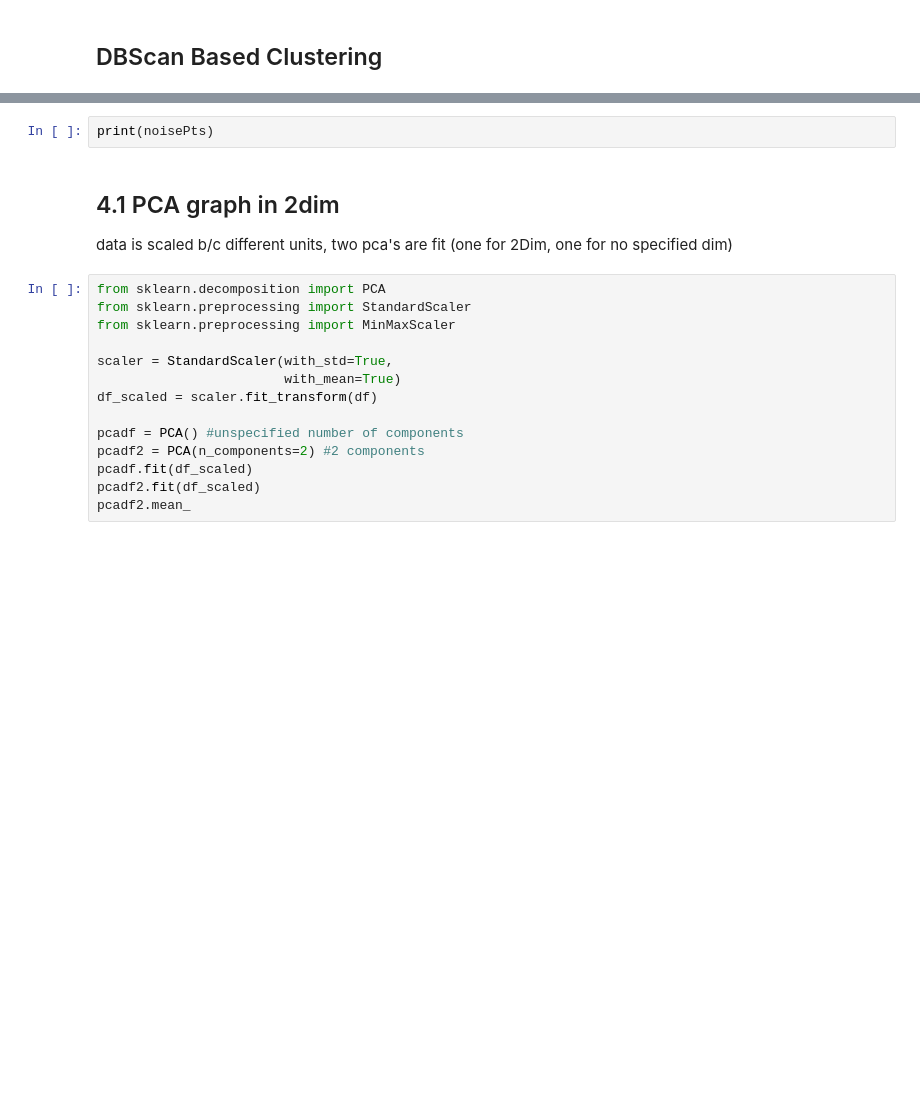
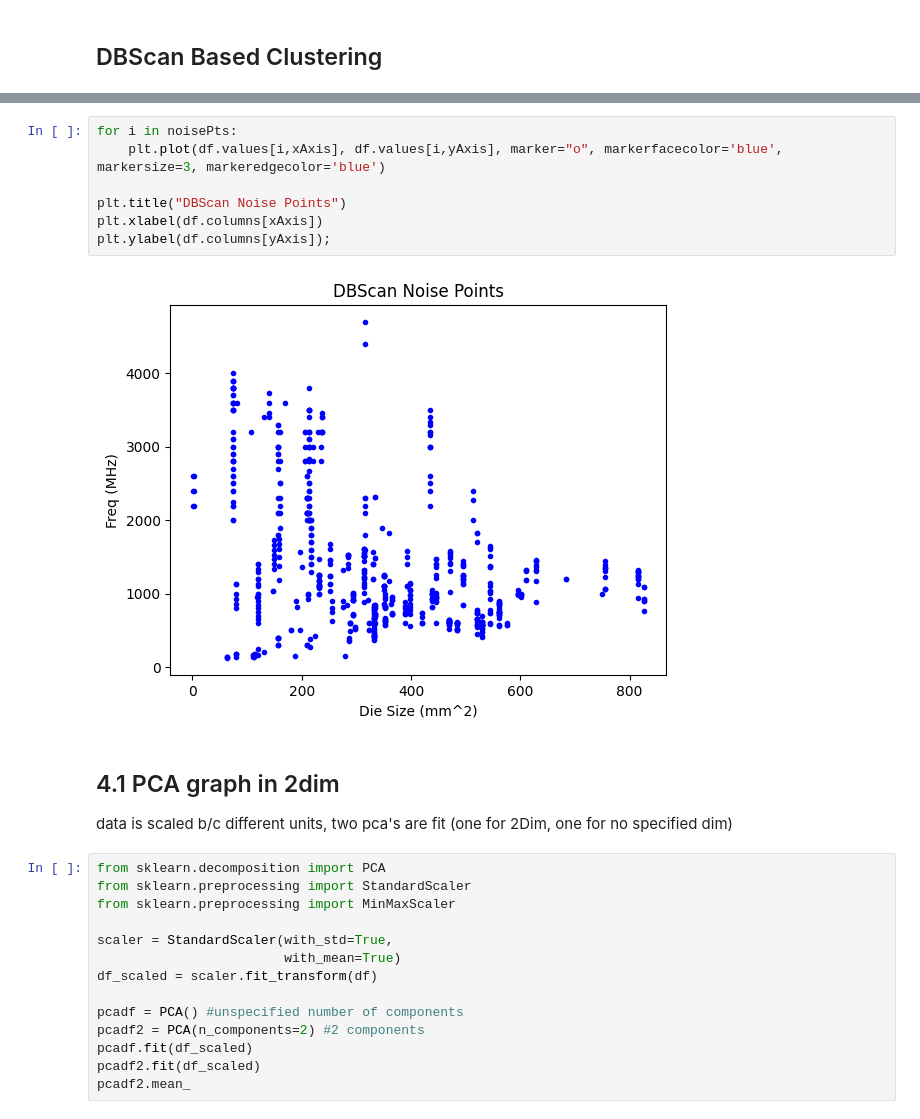
Before and after one commit to CodeAX2/csci-550-project1, a Jupyter notebook: Project1.ipynb, the cells around one changed output, grey strips where cells are left out. Cells and saved outputs as stored; diff of their text form; blank space fills up the shorter version.

```diff
--- a/Project1.ipynb
+++ b/Project1.ipynb
@@ -212,5 +233,12 @@ plt.ylabel(df.columns[yAxis]);
-# %%
-print(noisePts)
+# %%
+for i in noisePts:
+    plt.plot(df.values[i,xAxis], df.values[i,yAxis], marker="o", markerfacecolor='blue', markersize=3, markeredgecolor='blue')
+
+plt.title("DBScan Noise Points")
+plt.xlabel(df.columns[xAxis])
+plt.ylabel(df.columns[yAxis]);
+# %% [output]
+[figure, added]
 # %% [markdown]
 ## 4.1 PCA graph in 2dim
 
```
Also changed, not shown: parts of 8 cells of this notebook, 1 other file.
